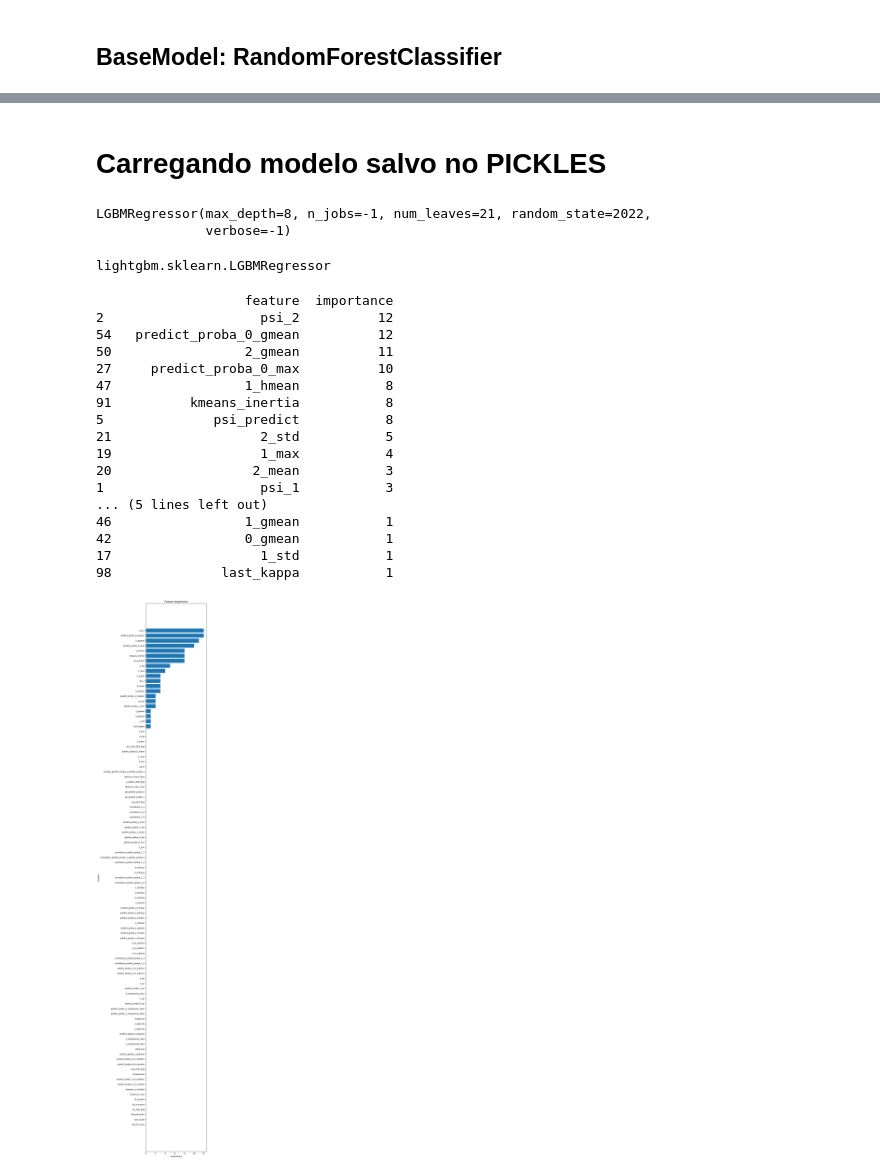
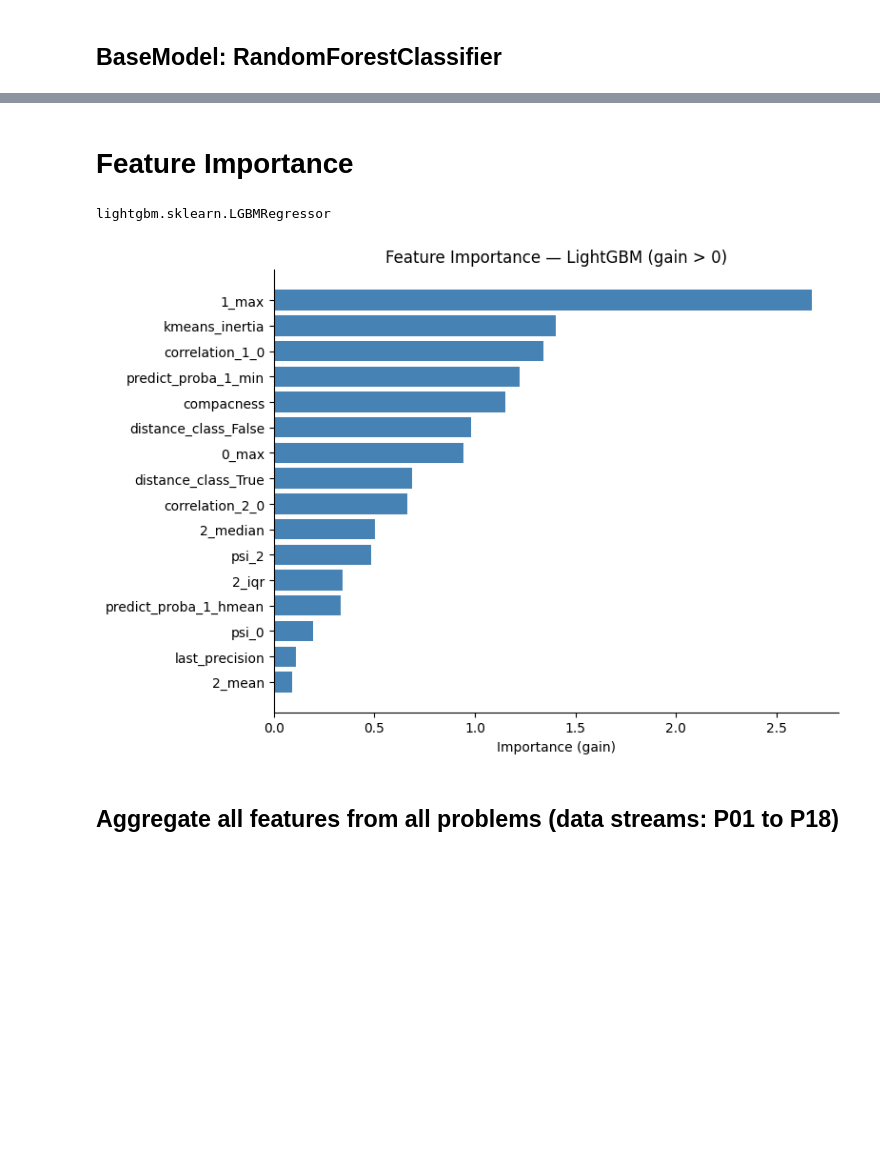
Before and after one commit to rubensmchaves/meta_drift_detector, a Jupyter notebook: src/experiments/results/drift_alerts_synth.ipynb, the cells around one changed output, grey strips where cells are left out. Cells and saved outputs as stored; diff of their text form; code cells hidden in the pictures; blank space fills up the shorter version.

```diff
--- a/src/experiments/results/drift_alerts_synth.ipynb
+++ b/src/experiments/results/drift_alerts_synth.ipynb
@@ -1235,57 +1026,45 @@ plot_ranking_heatmap(friedman_results.to_dict(orient='records'))
-# %% [markdown]
-# Carregando modelo salvo no PICKLES
+# %% [markdown]
+# Feature Importance
 # %%
 import pickle
 
-# Open the file in binary mode and load the data
-with open('../models/basemodel: RandomForestClassifier - dataset: abrupt_sea.csv - with_drift_metrics - metric: f1-score.pickle', 'rb') as file:
-    my_model = pickle.load(file)
-
-print(my_model)
+# Load: 'abrupt_sea_noise'
+with open('../models/basemodel: RandomForestClassifier - dataset: abrupt_sea_noise.csv - with_drift_metrics - metric: kappa.pickle', 'rb') as f:
+    my_model = pickle.load(f)
-# %% [output]
-LGBMRegressor(max_depth=8, n_jobs=-1, num_leaves=21, random_state=2022,
-              verbose=-1)
 # %%
 type(my_model)
 # %% [output]
 lightgbm.sklearn.LGBMRegressor
 # %%
+import lightgbm as lgb
+import matplotlib.pyplot as plt
 import pandas as pd
-import matplotlib.pyplot as plt
 
-# Obtém as feature importances
-feature_importance = pd.DataFrame({
-    'feature':   my_model.feature_name_,
-    'importance': my_model.feature_importances_
-}).sort_values('importance', ascending=False)
 
-print(feature_importance[feature_importance["importance"]>0])
+booster = my_model.booster_
+
+# Get feature importances
+importance_df = pd.DataFrame({
+    'feature':    booster.feature_name(),
+    'importance': booster.feature_importance(importance_type='gain')
+})
+
+# Filter only > 0 and sort
+importance_df = (importance_df[importance_df['importance'] > 0]
+                 .sort_values('importance', ascending=True))
 
 # Plot
-fig, ax = plt.subplots(figsize=(8, len(feature_importance) * 0.4))
-ax.barh(feature_importance['feature'], feature_importance['importance'])
-ax.set_xlabel('Importance')
-ax.set_ylabel('Feature')
-ax.set_title('Feature Importance')
-ax.invert_yaxis()  # mais importante no topo
+fig, ax = plt.subplots(figsize=(8, len(importance_df) * 0.35))
+
+ax.barh(importance_df['feature'], importance_df['importance'], color='steelblue')
+ax.set_xlabel('Importance (gain)')
+ax.set_title('Feature Importance — LightGBM (gain > 0)')
+ax.spines[['top', 'right']].set_visible(False)
+
 plt.tight_layout()
+#plt.savefig('feature_importance.pdf', format='pdf', bbox_inches='tight')  # optional
 plt.show()
 # %% [output]
-                   feature  importance
-2                    psi_2          12
-54   predict_proba_0_gmean          12
-50                 2_gmean          11
-27     predict_proba_0_max          10
-47                 1_hmean           8
-91          kmeans_inertia           8
-5              psi_predict           8
-21                   2_std           5
-19                   1_max           4
-20                  2_mean           3
-1                    psi_1           3
-... (5 lines left out)
-46                 1_gmean           1
-42                 0_gmean           1
-17                   1_std           1
-98              last_kappa           1
-[figure, old version]
+[figure, new version]
+# %% [markdown]
+## Aggregate all features from all problems (data streams: P01 to P18)
```
Also changed, not shown: parts of 70 cells of this notebook.
